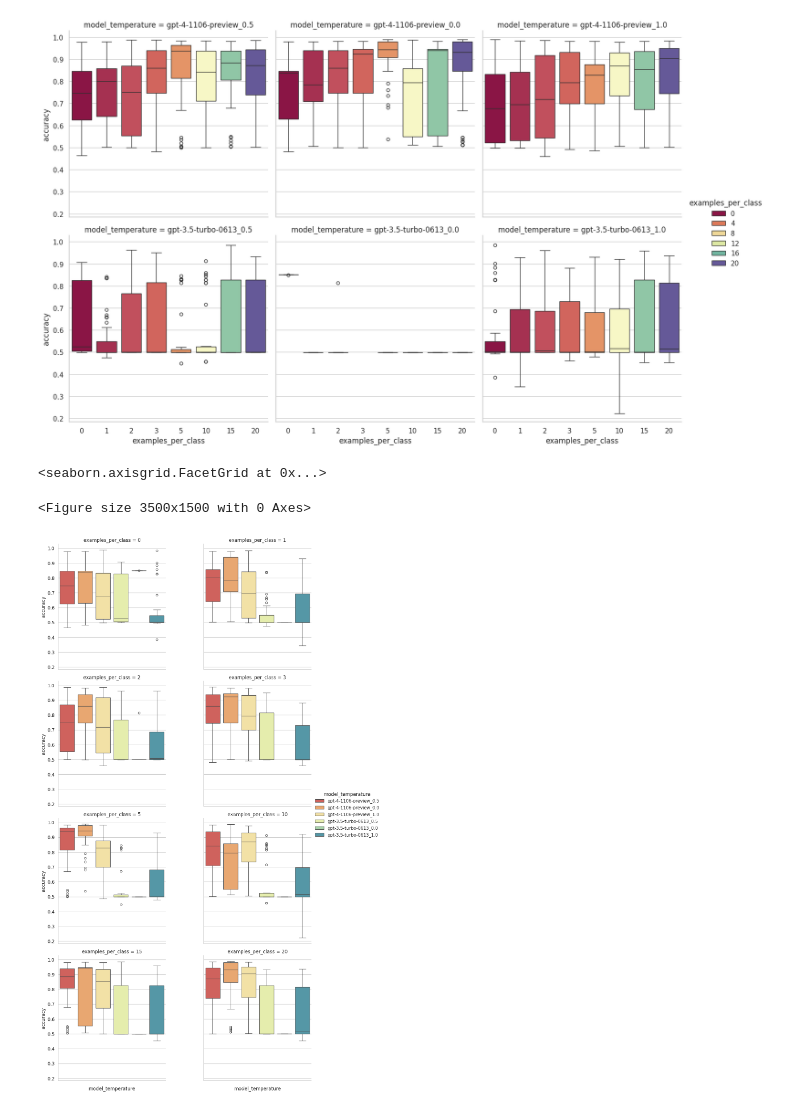
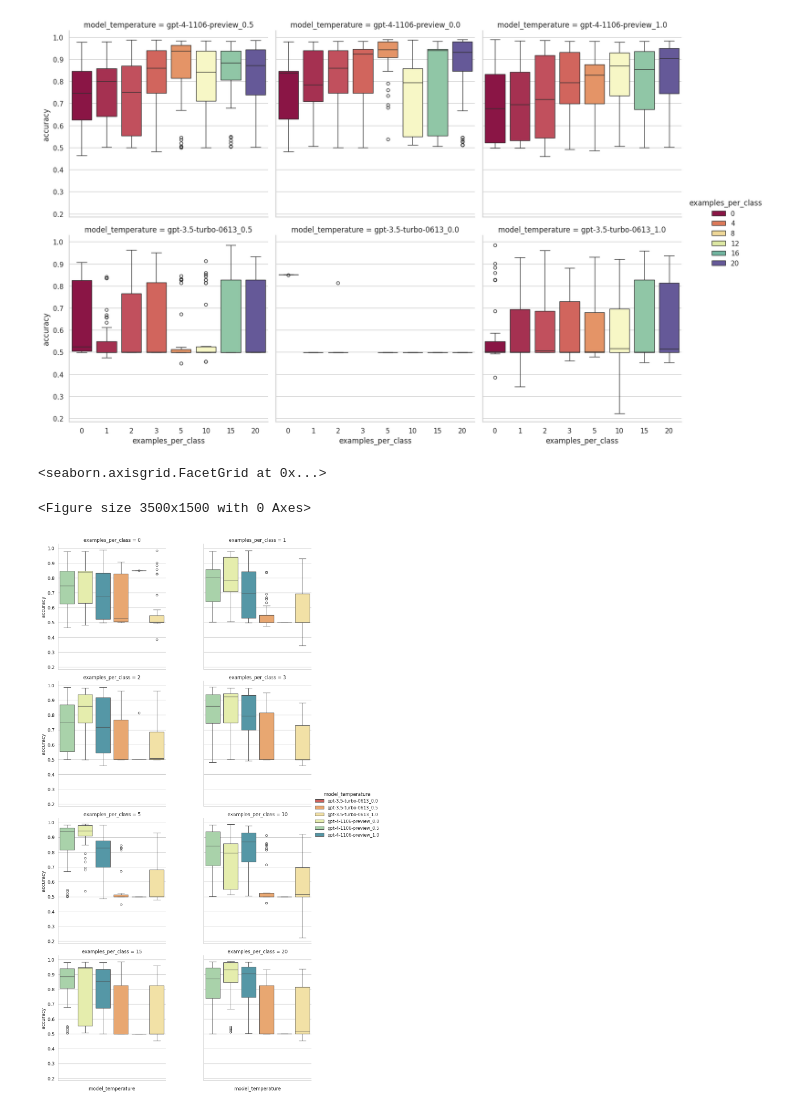
Before and after one commit to PasiniSamuele/Robust-Attack-Detectors-LLM, a Jupyter notebook: notebooks/explore_summary/create_boxplots.ipynb, the cells around one changed output. Cells and saved outputs as stored; diff of their text form; code cells hidden in the pictures.

```diff
--- a/notebooks/explore_summary/create_boxplots.ipynb
+++ b/notebooks/explore_summary/create_boxplots.ipynb
@@ -148,15 +150,16 @@ ax = sns.catplot(x="examples_per_class",col="model_temperature", y="accuracy", h
 <Figure size 3500x1500 with 0 Axes>
 [figure]
 # %%
+hue_order = df.groupby('model_temperature')["model_temperature"].first().sort_values().index
 #draw the catplot
 sns.set_theme(style="whitegrid")
 #make figure larger
 plt.figure(figsize=(35, 15))
-ax = sns.catplot(x="model_temperature",col="examples_per_class", y="accuracy", hue = "model_temperature", kind="box", data=df, col_wrap =2, palette="Spectral", legend="full")
+ax = sns.catplot(x="model_temperature",col="examples_per_class", y="accuracy", hue = "model_temperature", hue_order = hue_order, kind="box", data=df, col_wrap =2, palette="Spectral", legend="full")
 #hide x labels
 ax.set_xticklabels([])
 #show legend
 # %% [output]
 <seaborn.axisgrid.FacetGrid at 0x...>
 <Figure size 3500x1500 with 0 Axes>
-[figure, old version]
+[figure, new version]
```
Also changed, not shown: parts of 1 cell of this notebook, 1 other file.
